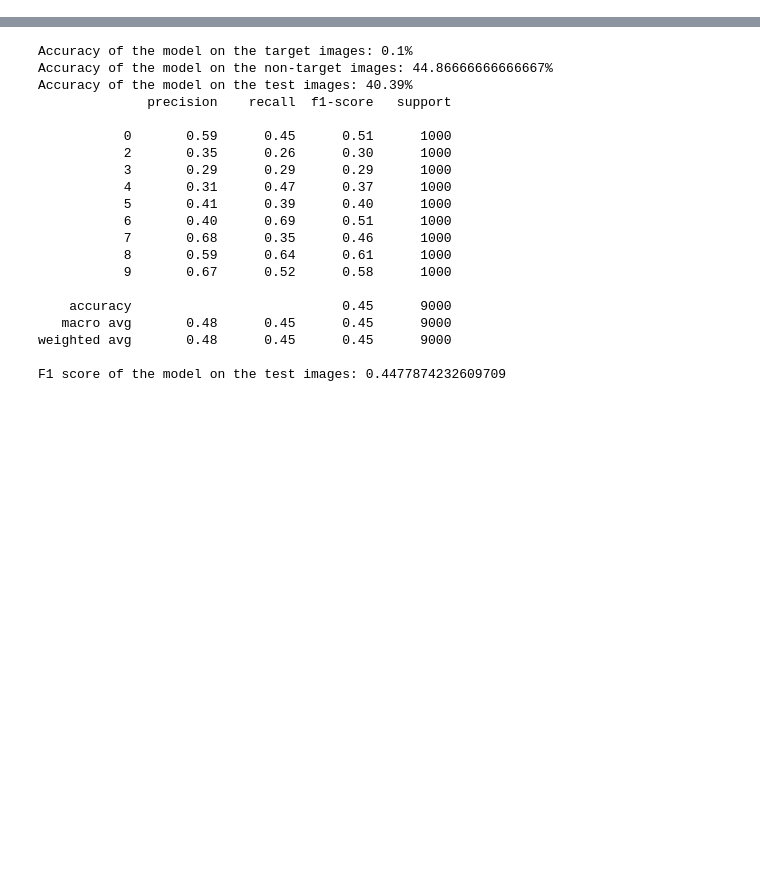
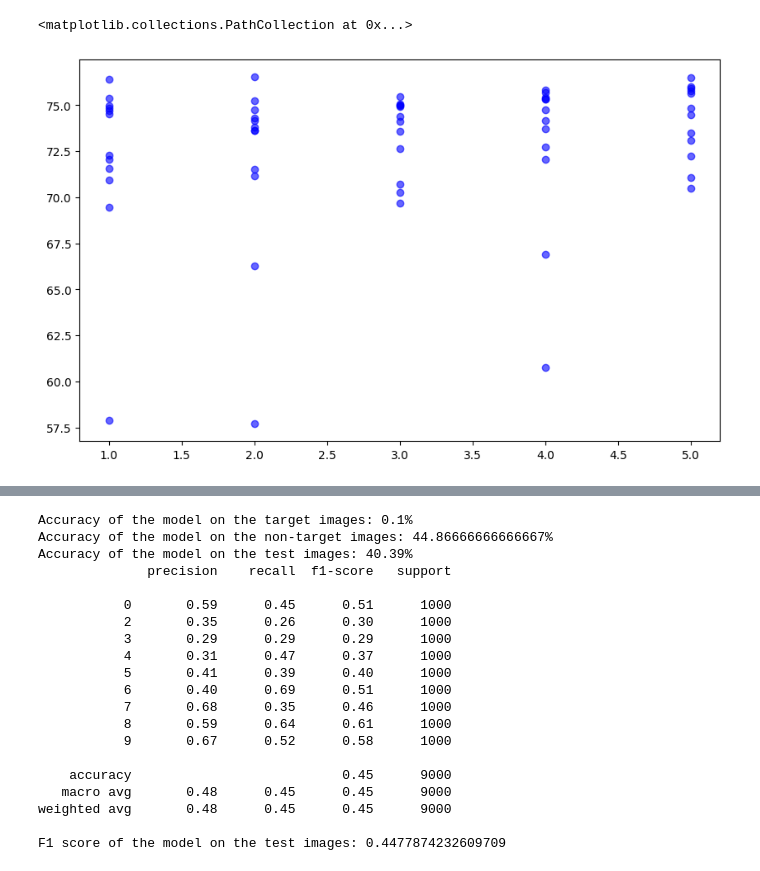
Before and after one commit to d1c0n/machine-unlearning, a Jupyter notebook: moe.ipynb, the cells around one changed output, grey strips where cells are left out. Drawn from its saved outputs; the diff is of its cells as text; code cells hidden in the pictures; blank space fills up the shorter version.

```diff
--- a/moe.ipynb
+++ b/moe.ipynb
@@ -540,0 +701,19 @@ Unlearning procedure completed.
+# %%
+import matplotlib.pyplot as plt
+
+with open("grid_search_results.json", "r") as f:
+    results = json.load(f)
+
+    y = [
+        ((100 - result["accuracy_target"]) + result["accuracy_non_target"]) / 2
+        for result in results
+    ]
+    x = [result["hyperparameters"]["num_epochs"] for result in results]
+
+
+# Plot the results as a scatter plot
+plt.figure(figsize=(10, 6))
+plt.scatter(x, y, c="blue", alpha=0.6)
+# %% [output]
+<matplotlib.collections.PathCollection at 0x...>
+[figure, added]
```
Also changed, not shown: parts of 16 cells of this notebook, 7 other files.
